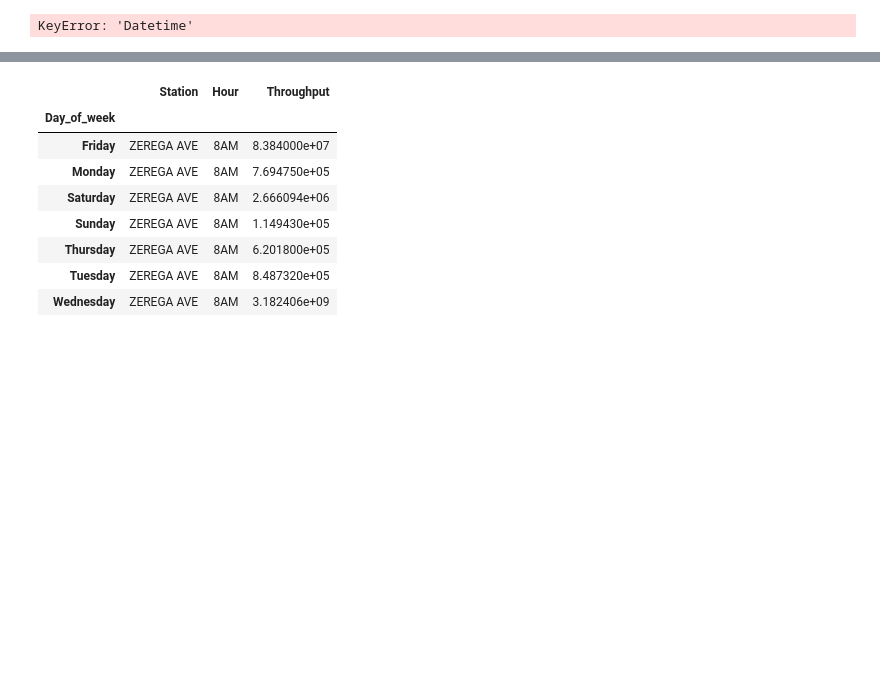
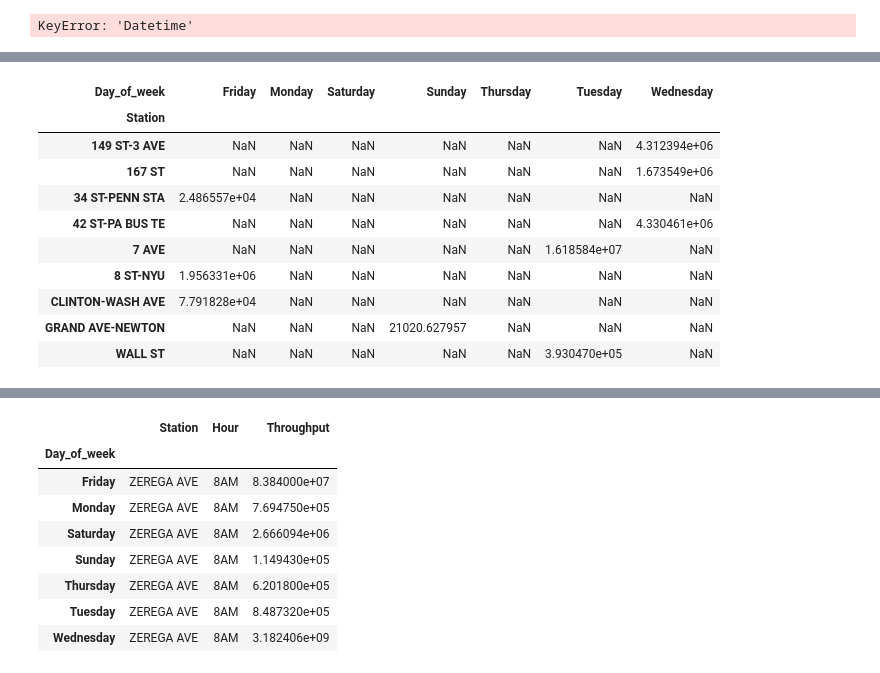
Before and after one commit to destroyme/project-benson-2017, a Jupyter notebook: Benson_Challenge_WTC_DF_20170404_01.ipynb, the cells around one changed output, grey strips where cells are left out. Saved outputs shown, nothing was run; the diff lists cells and outputs as text; code cells hidden in the pictures; blank space fills up the shorter version.

```diff
--- a/Benson_Challenge_WTC_DF_20170404_01.ipynb
+++ b/Benson_Challenge_WTC_DF_20170404_01.ipynb
@@ -270,0 +384,15 @@ htp.groupby(['Hour']).count()
+# %%
+mask = (pivot > 20000)
+pivot[mask].dropna(how='all')
+# %% [output]
+| Day_of_week | Friday | Monday | Saturday | Sunday | Thursday | Tuesday | Wednesday |
+| Station |  |  |  |  |  |  |  |
+| 149 ST-3 AVE | NaN | NaN | NaN | NaN | NaN | NaN | 4.312394e+06 |
+| 167 ST | NaN | NaN | NaN | NaN | NaN | NaN | 1.673549e+06 |
+| 34 ST-PENN STA | 2.486557e+04 | NaN | NaN | NaN | NaN | NaN | NaN |
+| 42 ST-PA BUS TE | NaN | NaN | NaN | NaN | NaN | NaN | 4.330461e+06 |
+| 7 AVE | NaN | NaN | NaN | NaN | NaN | 1.618584e+07 | NaN |
+| 8 ST-NYU | 1.956331e+06 | NaN | NaN | NaN | NaN | NaN | NaN |
+| CLINTON-WASH AVE | 7.791828e+04 | NaN | NaN | NaN | NaN | NaN | NaN |
+| GRAND AVE-NEWTON | NaN | NaN | NaN | 21020.627957 | NaN | NaN | NaN |
+| WALL ST | NaN | NaN | NaN | NaN | NaN | 3.930470e+05 | NaN |
```
Also changed, not shown: parts of 22 cells of this notebook.
